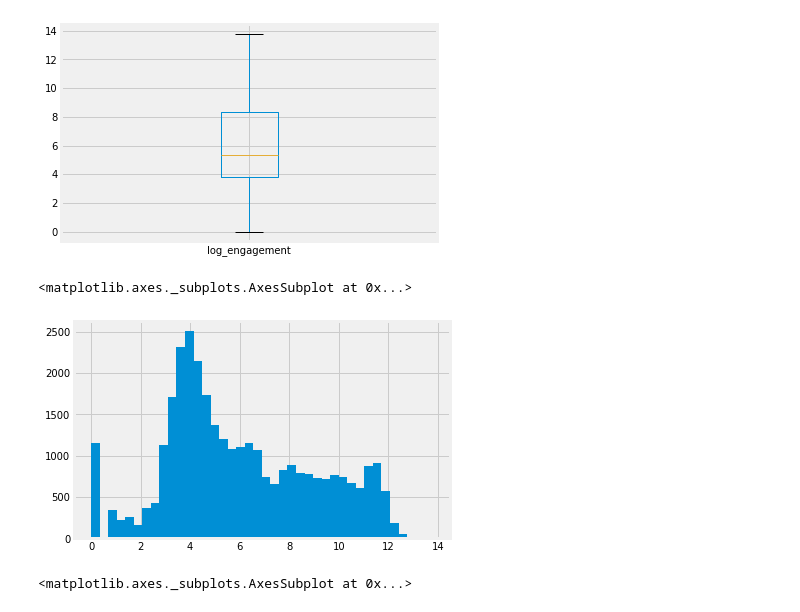
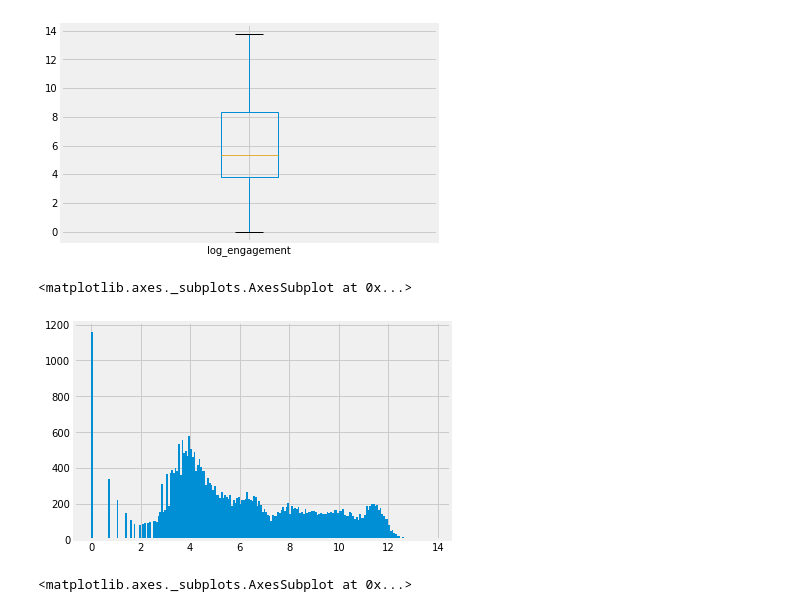
Before and after one commit to naidaire/GA_Final_Project, a Jupyter notebook: part 3 - EDA on Data.ipynb, the cells around one changed output. Cells and saved outputs as stored; diff of their text form; code cells hidden in the pictures.

```diff
--- a/part 3 - EDA on Data.ipynb
+++ b/part 3 - EDA on Data.ipynb
@@ -196,10 +196,10 @@ dummy_trumptweets.loc[:,'log_engagement'].plot(kind='box')
 # %%
 #Histogram of log(engagement)
 
-dummy_trumptweets.loc[:, 'log_engagement'].hist(bins=40)
+dummy_trumptweets.loc[:, 'log_engagement'].hist(bins=200)
 # %% [output]
 <matplotlib.axes._subplots.AxesSubplot at 0x...>
-[figure, old version]
+[figure, new version]
 # %%
 #Histogram of tweet_hour
 
```
Also changed, not shown: parts of 1 cell of this notebook.
